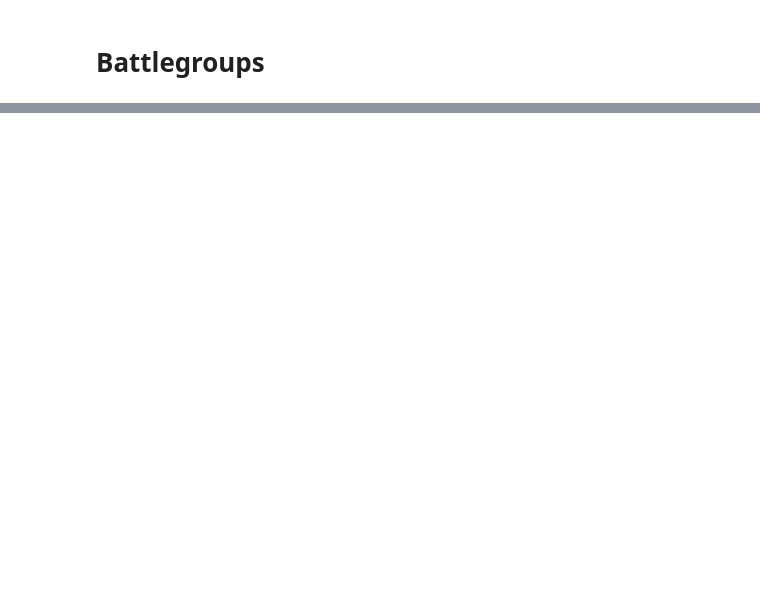
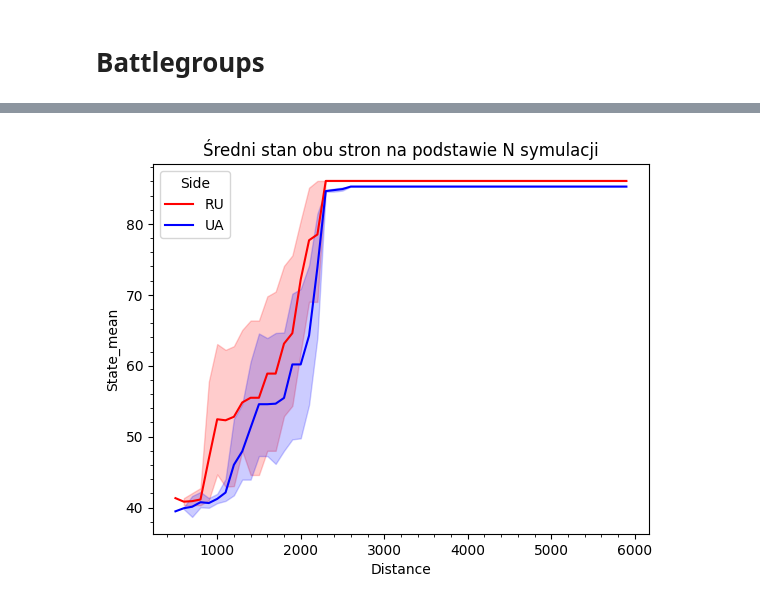
Before and after one commit to Anav0/Dread, a Jupyter notebook: analysis.ipynb, the cells around one changed output, grey strips where cells are left out. Saved outputs shown, nothing was run; the diff lists cells and outputs as text; code cells hidden in the pictures; blank space fills up the shorter version.

```diff
--- a/analysis.ipynb
+++ b/analysis.ipynb
@@ -137,3 +198,14 @@ df
+# %%
+combined = df.groupby(["Run", "Side", "Distance"]).agg({"State": ["mean"]}).reset_index()
+combined.columns = ['_'.join(col).rstrip('_') for col in combined.columns.values]
+
+#plt.figure(figsize=(24, 12))
+plt.title("Średni stan obu stron na podstawie N symulacji")
+plt.minorticks_on()
+sns.lineplot(combined, x="Distance", y="State_mean", hue="Side", palette=["RED", "BLUE"])
+plt.show()
+# %% [output]
+[figure, added]
 # %%
 df["State"].unique()
 # %% [output]
```
Also changed, not shown: parts of 18 cells of this notebook, 11 other files.
